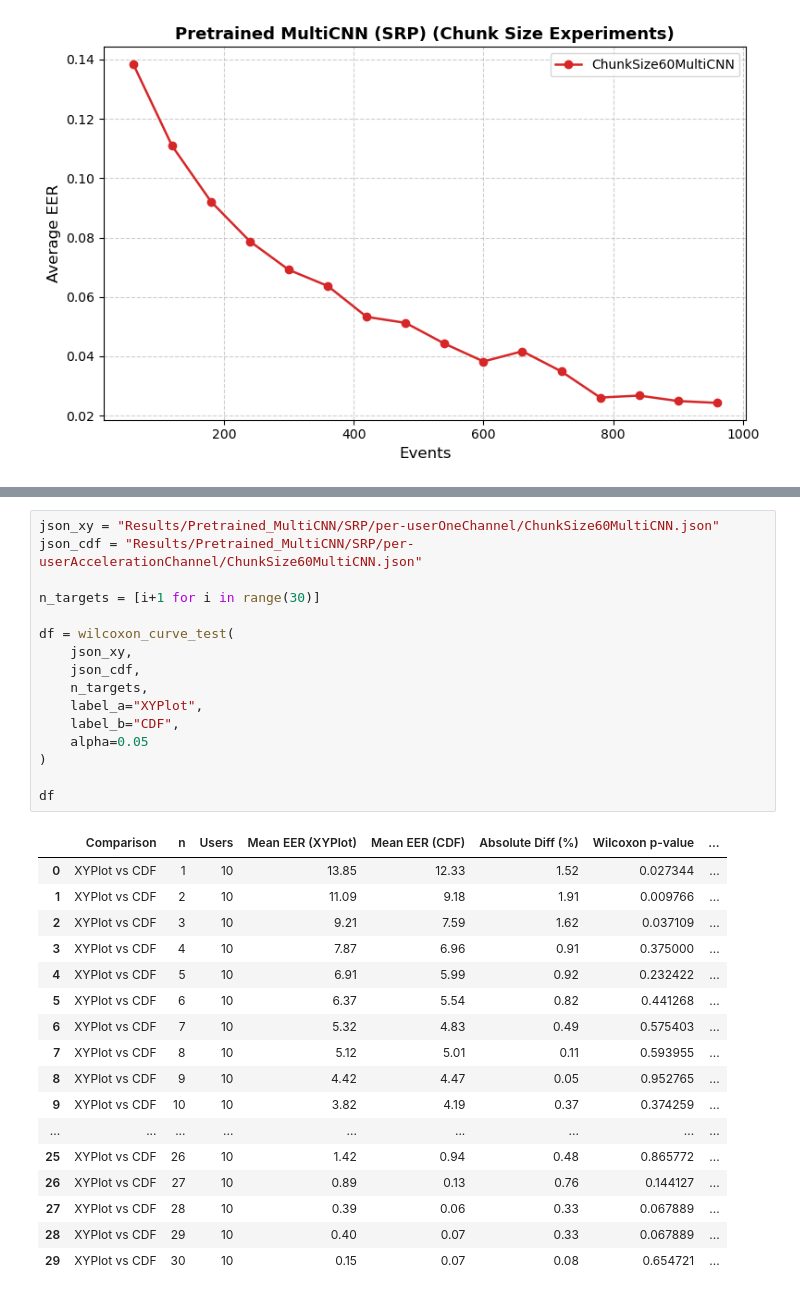
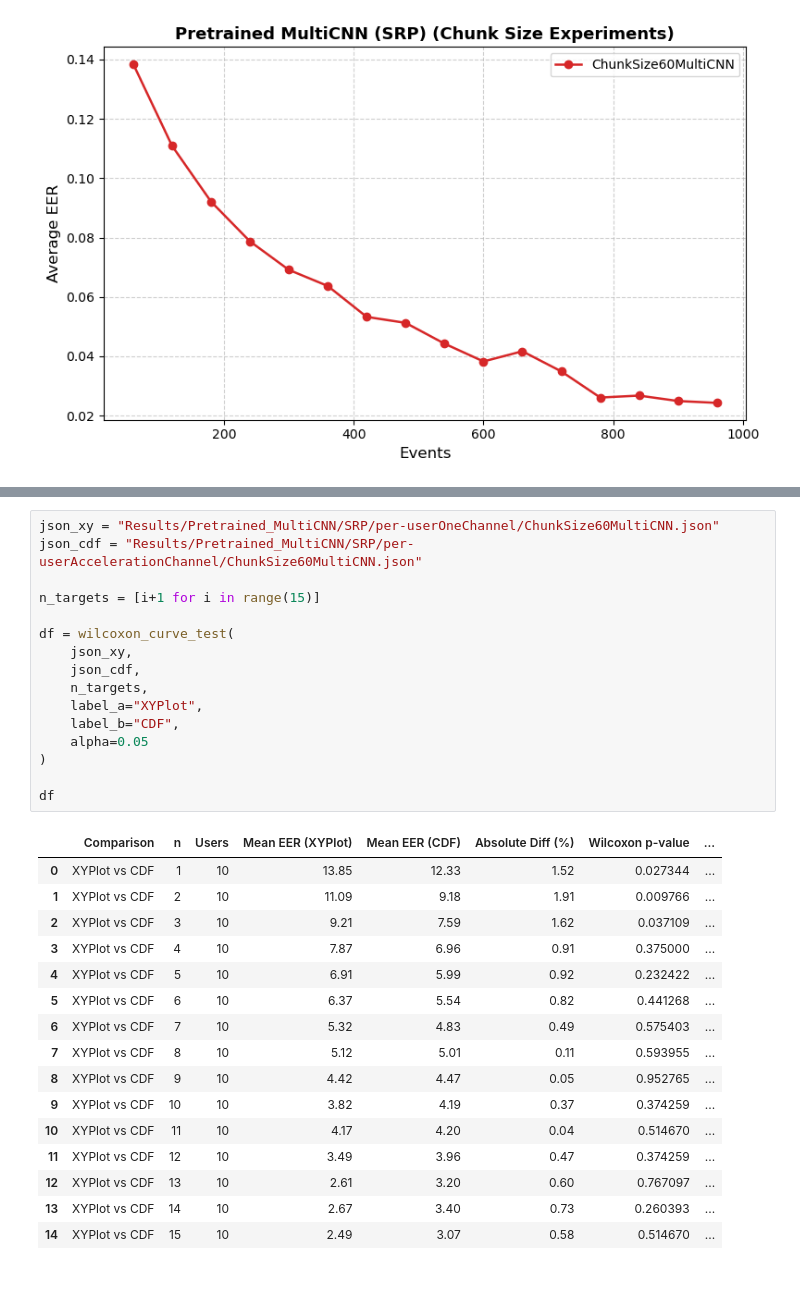
Before and after one commit to S-lijun/Mouse_Dynamics, a Jupyter notebook: Results_New.ipynb, the cells around one changed output, grey strips where cells are left out. Drawn from its saved outputs; the diff is of its cells as text.

```diff
--- a/Results_New.ipynb
+++ b/Results_New.ipynb
@@ -662,34 +661,33 @@ plot_chunk_xy_cdf_curves(
 # %%
 json_xy = "Results/Pretrained_MultiCNN/SRP/per-userOneChannel/ChunkSize60MultiCNN.json"
 json_cdf = "Results/Pretrained_MultiCNN/SRP/per-userAccelerationChannel/ChunkSize60MultiCNN.json"
 
-n_targets = [i+1 for i in range(30)]
+n_targets = [i+1 for i in range(15)]
 
 df = wilcoxon_curve_test(
     json_xy,
     json_cdf,
     n_targets,
     label_a="XYPlot",
     label_b="CDF",
     alpha=0.05
 )
 
 df
 # %% [output]
 |  | Comparison | n | Users | Mean EER (XYPlot) | Mean EER (CDF) | Absolute Diff (%) | Wilcoxon p-value | ... |
 | 0 | XYPlot vs CDF | 1 | 10 | 13.85 | 12.33 | 1.52 | 0.027344 | ... |
 | 1 | XYPlot vs CDF | 2 | 10 | 11.09 | 9.18 | 1.91 | 0.009766 | ... |
 | 2 | XYPlot vs CDF | 3 | 10 | 9.21 | 7.59 | 1.62 | 0.037109 | ... |
 | 3 | XYPlot vs CDF | 4 | 10 | 7.87 | 6.96 | 0.91 | 0.375000 | ... |
 | 4 | XYPlot vs CDF | 5 | 10 | 6.91 | 5.99 | 0.92 | 0.232422 | ... |
 | 5 | XYPlot vs CDF | 6 | 10 | 6.37 | 5.54 | 0.82 | 0.441268 | ... |
 | 6 | XYPlot vs CDF | 7 | 10 | 5.32 | 4.83 | 0.49 | 0.575403 | ... |
 | 7 | XYPlot vs CDF | 8 | 10 | 5.12 | 5.01 | 0.11 | 0.593955 | ... |
 | 8 | XYPlot vs CDF | 9 | 10 | 4.42 | 4.47 | 0.05 | 0.952765 | ... |
 | 9 | XYPlot vs CDF | 10 | 10 | 3.82 | 4.19 | 0.37 | 0.374259 | ... |
-| ... | ... | ... | ... | ... | ... | ... | ... | ... |
-| 25 | XYPlot vs CDF | 26 | 10 | 1.42 | 0.94 | 0.48 | 0.865772 | ... |
-| 26 | XYPlot vs CDF | 27 | 10 | 0.89 | 0.13 | 0.76 | 0.144127 | ... |
-| 27 | XYPlot vs CDF | 28 | 10 | 0.39 | 0.06 | 0.33 | 0.067889 | ... |
-| 28 | XYPlot vs CDF | 29 | 10 | 0.40 | 0.07 | 0.33 | 0.067889 | ... |
-| 29 | XYPlot vs CDF | 30 | 10 | 0.15 | 0.07 | 0.08 | 0.654721 | ... |
+| 10 | XYPlot vs CDF | 11 | 10 | 4.17 | 4.20 | 0.04 | 0.514670 | ... |
+| 11 | XYPlot vs CDF | 12 | 10 | 3.49 | 3.96 | 0.47 | 0.374259 | ... |
+| 12 | XYPlot vs CDF | 13 | 10 | 2.61 | 3.20 | 0.60 | 0.767097 | ... |
+| 13 | XYPlot vs CDF | 14 | 10 | 2.67 | 3.40 | 0.73 | 0.260393 | ... |
+| 14 | XYPlot vs CDF | 15 | 10 | 2.49 | 3.07 | 0.58 | 0.514670 | ... |
```
Also changed, not shown: parts of 7 cells of this notebook, 3 other files.
